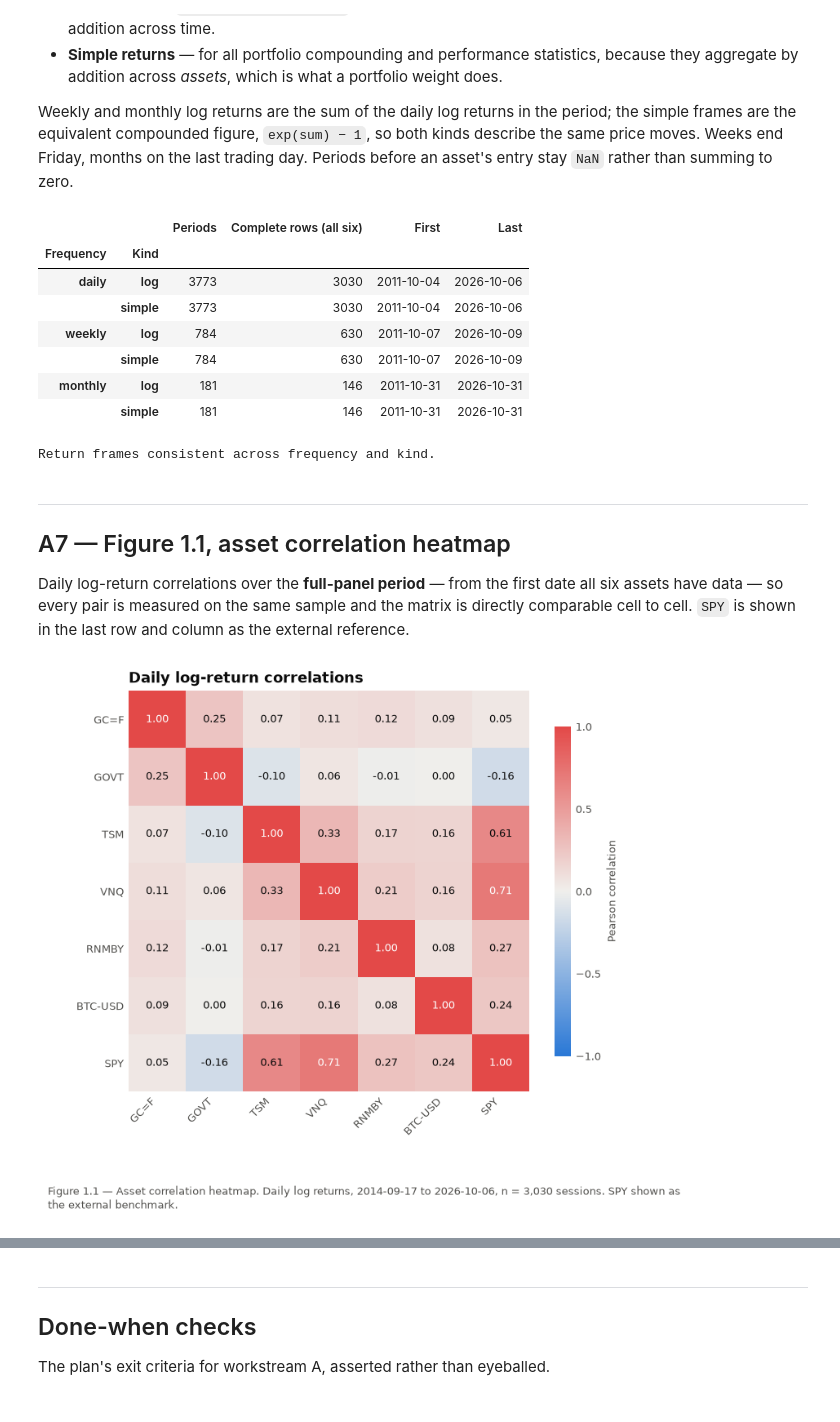
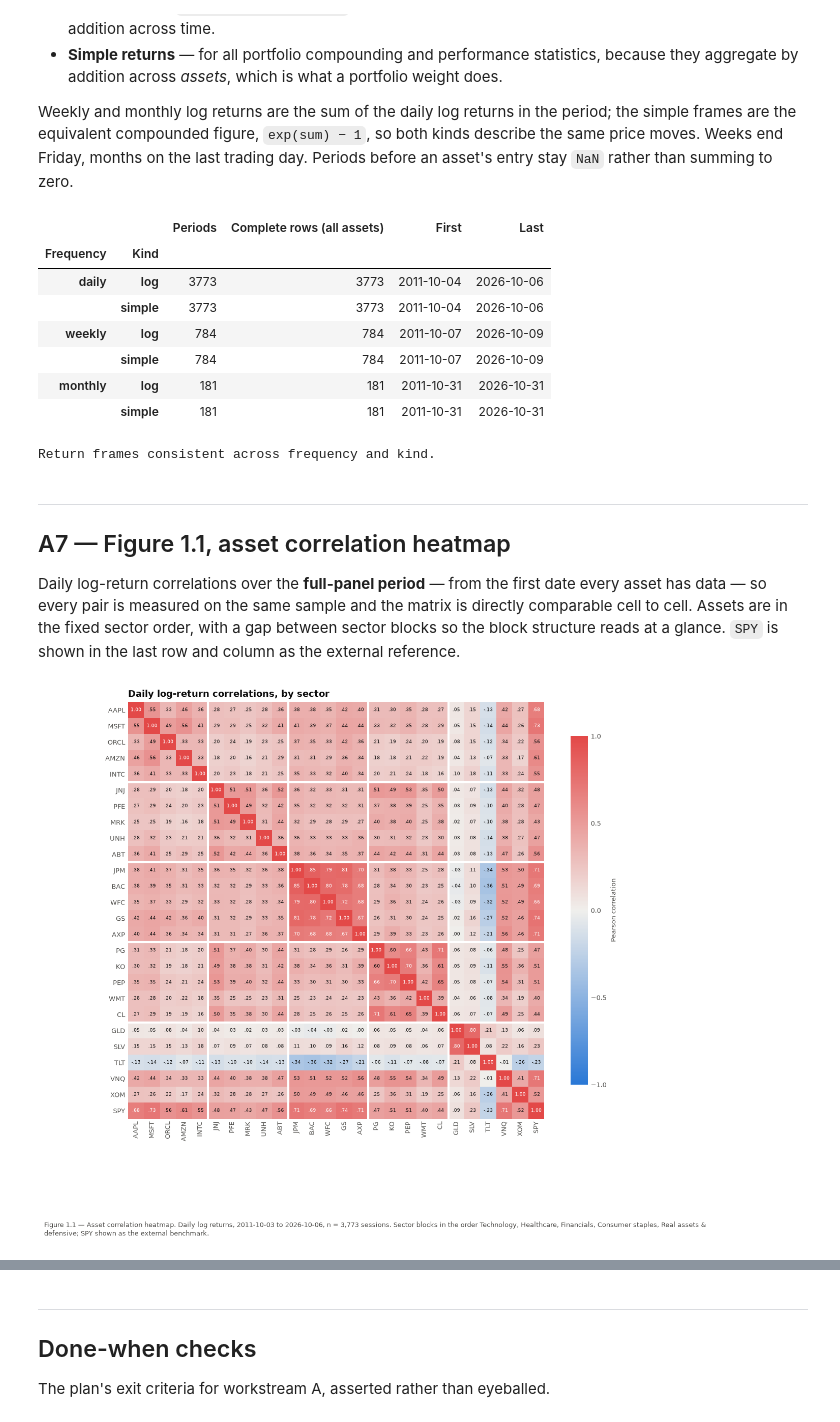
Before and after one commit to christianvanbellen/nova-ims-portfolio-management, a Jupyter notebook: notebooks/01_investment_universe.ipynb, the cells around one changed output, grey strips where cells are left out. Saved outputs shown, nothing was run; the diff lists cells and outputs as text; code cells hidden in the pictures.

```diff
--- a/notebooks/01_investment_universe.ipynb
+++ b/notebooks/01_investment_universe.ipynb
@@ -387,7 +563,7 @@ summary = pd.DataFrame(
             "Frequency": frequency,
             "Kind": kind,
             "Periods": len(returns[(frequency, kind)]),
-            "Complete rows (all six)": int(returns[(frequency, kind)][cfg.ASSET_ORDER].dropna().shape[0]),
+            "Complete rows (all assets)": int(returns[(frequency, kind)][cfg.ASSET_ORDER].dropna().shape[0]),
             "First": returns[(frequency, kind)].dropna(how="all").index[0].date(),
             "Last": returns[(frequency, kind)].dropna(how="all").index[-1].date(),
         }
@@ -397,14 +573,14 @@ summary = pd.DataFrame(
 )
 display(summary.set_index(["Frequency", "Kind"]))
 # %% [output]
-|  |  | Periods | Complete rows (all six) | First | Last |
+|  |  | Periods | Complete rows (all assets) | First | Last |
 | Frequency | Kind |  |  |  |  |
-| daily | log | 3773 | 3030 | 2011-10-04 | 2026-10-06 |
-|  | simple | 3773 | 3030 | 2011-10-04 | 2026-10-06 |
-| weekly | log | 784 | 630 | 2011-10-07 | 2026-10-09 |
-|  | simple | 784 | 630 | 2011-10-07 | 2026-10-09 |
-| monthly | log | 181 | 146 | 2011-10-31 | 2026-10-31 |
-|  | simple | 181 | 146 | 2011-10-31 | 2026-10-31 |
+| daily | log | 3773 | 3773 | 2011-10-04 | 2026-10-06 |
+|  | simple | 3773 | 3773 | 2011-10-04 | 2026-10-06 |
+| weekly | log | 784 | 784 | 2011-10-07 | 2026-10-09 |
+|  | simple | 784 | 784 | 2011-10-07 | 2026-10-09 |
+| monthly | log | 181 | 181 | 2011-10-31 | 2026-10-31 |
+|  | simple | 181 | 181 | 2011-10-31 | 2026-10-31 |
 # %%
 # Check the two kinds agree: exp(log) - 1 == simple, to numerical precision.
 for frequency in cfg.FREQUENCY_ORDER:
@@ -426,22 +602,26 @@ Return frames consistent across frequency and kind.
 
 ## A7 — Figure 1.1, asset correlation heatmap
 
-Daily log-return correlations over the **full-panel period** — from the first date all six assets have
-data — so every pair is measured on the same sample and the matrix is directly comparable cell to cell.
-`SPY` is shown in the last row and column as the external reference.
+Daily log-return correlations over the **full-panel period** — from the first date every asset has data
+— so every pair is measured on the same sample and the matrix is directly comparable cell to cell.
+Assets are in the fixed sector order, with a gap between sector blocks so the block structure reads at
+a glance. `SPY` is shown in the last row and column as the external reference.
 # %%
 full_panel_returns = returns[("daily", "log")].loc[panel.full_panel_start:]
 heatmap_order = cfg.ASSET_ORDER + [cfg.PERFORMANCE_BENCHMARK]
 
-fig, ax = plt.subplots(figsize=(6.6, 5.6))
-ax, correlations = viz.correlation_heatmap(full_panel_returns, heatmap_order, ax=ax)
-ax.set_title("Daily log-return correlations")
+fig, ax = plt.subplots(figsize=(11.0, 9.5))
+ax, correlations = viz.correlation_heatmap(
+    full_panel_returns, heatmap_order, ax=ax, groups=list(cfg.SECTOR_ASSETS.values())
+)
+ax.set_title("Daily log-return correlations, by sector")
 viz.caption(
     ax,
     f"Figure 1.1 — Asset correlation heatmap. Daily log returns, "
     f"{panel.full_panel_start.date()} to {panel.calendar[-1].date()}, "
-    f"n = {len(full_panel_returns.dropna()):,} sessions. SPY shown as the external benchmark.",
+    f"n = {len(full_panel_returns.dropna()):,} sessions. Sector blocks in the order "
+    f"{', '.join(cfg.SECTOR_ORDER)}; SPY shown as the external benchmark.",
 )
 plt.show()
 # %% [output]
-[figure, old version]
+[figure, new version]
```
Also changed, not shown: parts of 40 cells of this notebook, 7 other files.
